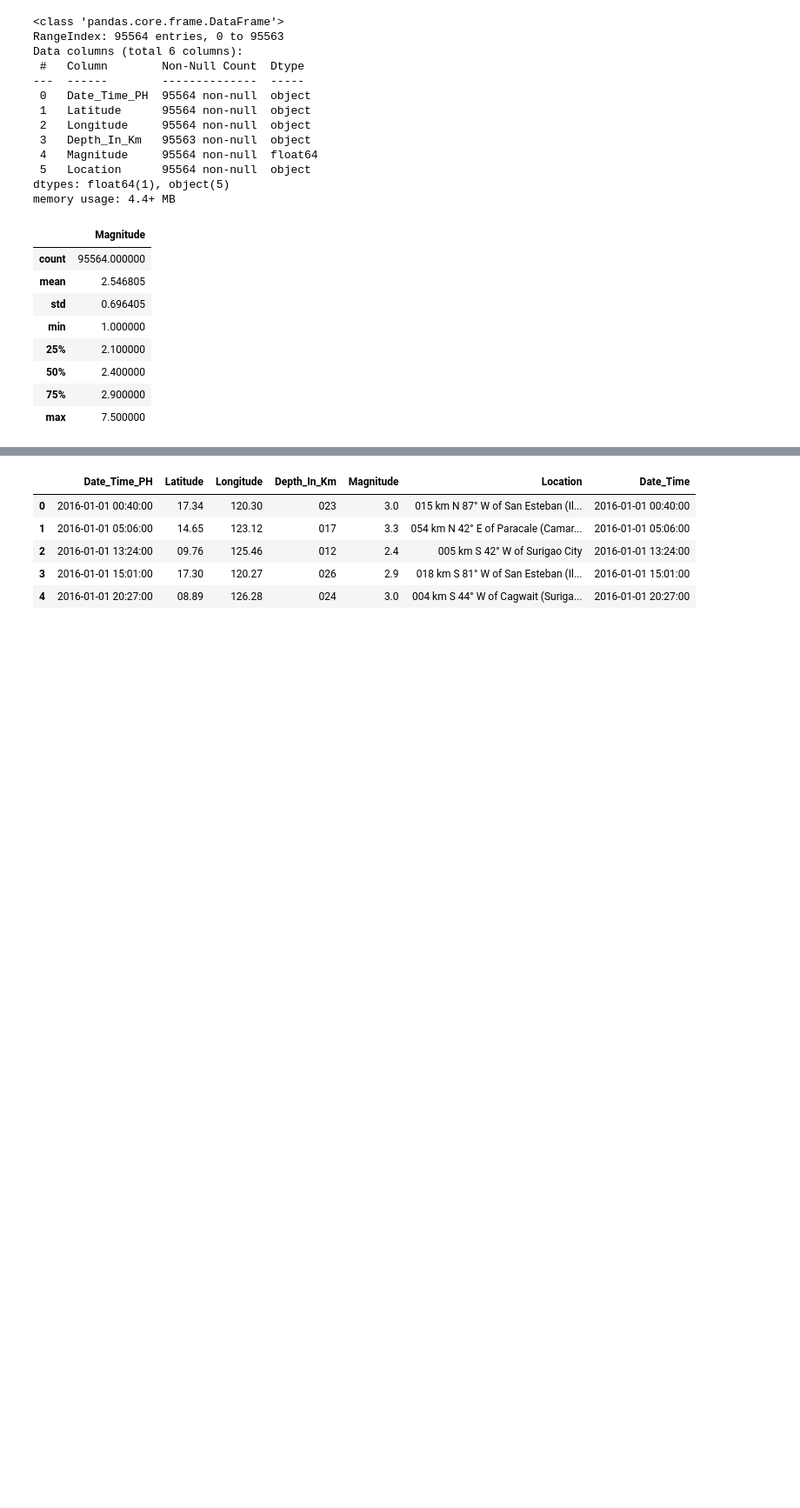
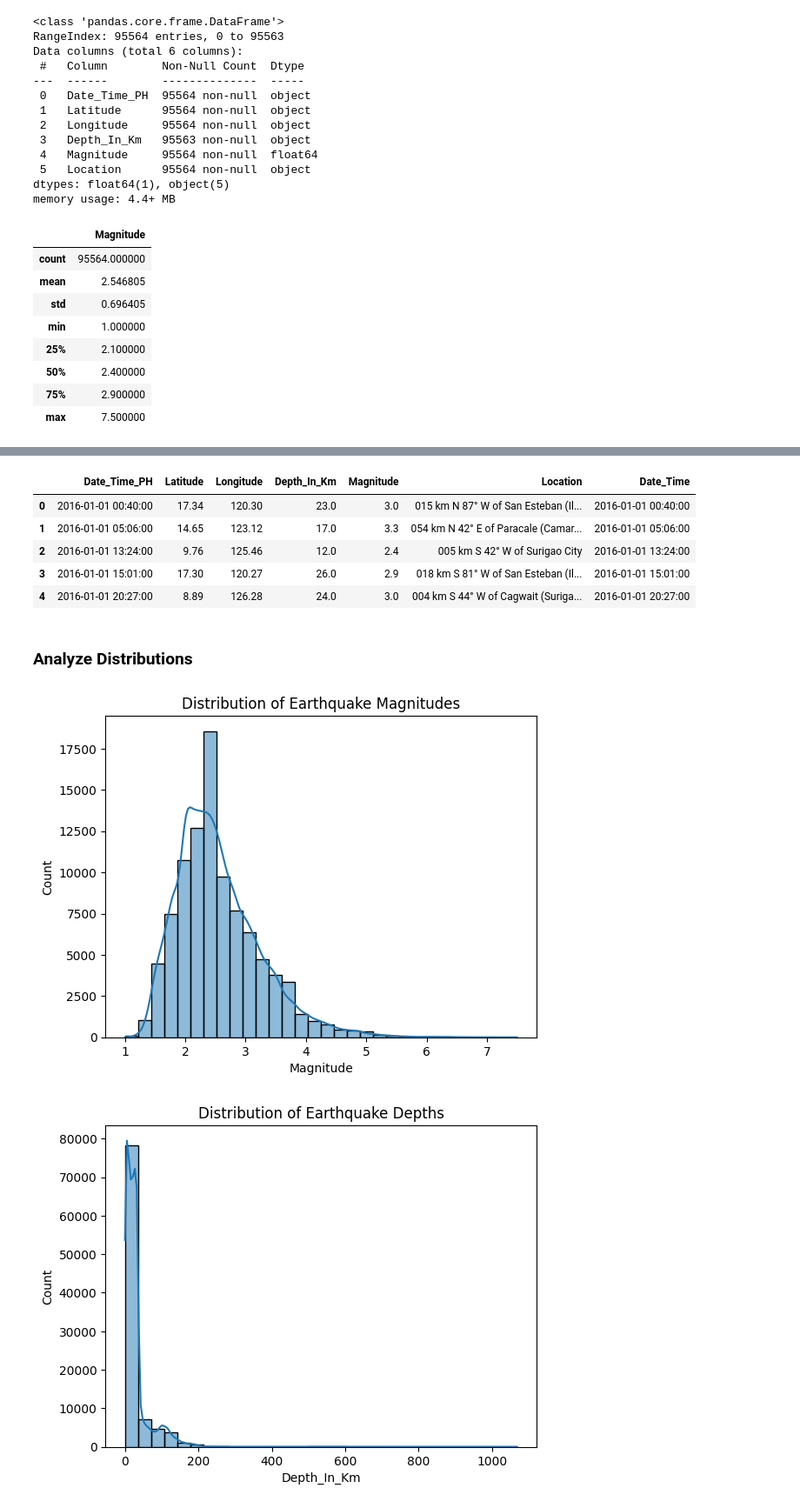
Before and after one commit to nic0-dev/ph-earthquake-clusters, a Jupyter notebook: notebooks/01_data_exploration.ipynb, the cells around one changed output, grey strips where cells are left out. Shown at 87% size. Saved outputs shown, nothing was run; the diff lists cells and outputs as text; code cells hidden in the pictures; blank space fills up the shorter version.

```diff
--- a/notebooks/01_data_exploration.ipynb
+++ b/notebooks/01_data_exploration.ipynb
@@ -54,11 +61,35 @@ from data_processing import load_data, clean_data
 
 df = load_data('../data/phivolcs_earthquake_data.csv')
 df = clean_data(df)
+
+df['Depth_In_Km'] = pd.to_numeric(df['Depth_In_Km'], errors='coerce')
+df['Magnitude'] = pd.to_numeric(df['Magnitude'], errors='coerce')
+df['Latitude'] = pd.to_numeric(df['Latitude'], errors='coerce')
+df['Longitude'] = pd.to_numeric(df['Longitude'], errors='coerce')
+
 df.head()
 # %% [output]
 |  | Date_Time_PH | Latitude | Longitude | Depth_In_Km | Magnitude | Location | Date_Time |
-| 0 | 2016-01-01 00:40:00 | 17.34 | 120.30 | 023 | 3.0 | 015 km N 87° W of San Esteban (Il... | 2016-01-01 00:40:00 |
-| 1 | 2016-01-01 05:06:00 | 14.65 | 123.12 | 017 | 3.3 | 054 km N 42° E of Paracale (Camar... | 2016-01-01 05:06:00 |
-| 2 | 2016-01-01 13:24:00 | 09.76 | 125.46 | 012 | 2.4 | 005 km S 42° W of Surigao City | 2016-01-01 13:24:00 |
-| 3 | 2016-01-01 15:01:00 | 17.30 | 120.27 | 026 | 2.9 | 018 km S 81° W of San Esteban (Il... | 2016-01-01 15:01:00 |
-| 4 | 2016-01-01 20:27:00 | 08.89 | 126.28 | 024 | 3.0 | 004 km S 44° W of Cagwait (Suriga... | 2016-01-01 20:27:00 |
+| 0 | 2016-01-01 00:40:00 | 17.34 | 120.30 | 23.0 | 3.0 | 015 km N 87° W of San Esteban (Il... | 2016-01-01 00:40:00 |
+| 1 | 2016-01-01 05:06:00 | 14.65 | 123.12 | 17.0 | 3.3 | 054 km N 42° E of Paracale (Camar... | 2016-01-01 05:06:00 |
+| 2 | 2016-01-01 13:24:00 | 9.76 | 125.46 | 12.0 | 2.4 | 005 km S 42° W of Surigao City | 2016-01-01 13:24:00 |
+| 3 | 2016-01-01 15:01:00 | 17.30 | 120.27 | 26.0 | 2.9 | 018 km S 81° W of San Esteban (Il... | 2016-01-01 15:01:00 |
+| 4 | 2016-01-01 20:27:00 | 8.89 | 126.28 | 24.0 | 3.0 | 004 km S 44° W of Cagwait (Suriga... | 2016-01-01 20:27:00 |
+# %% [markdown]
+### **Analyze Distributions**
+# %%
+df['Depth_In_Km'] = pd.to_numeric(df['Depth_In_Km'], errors='coerce')
+df['Magnitude'] = pd.to_numeric(df['Magnitude'], errors='coerce')
+
+# Distribution of Magnitude
+sns.histplot(df['Magnitude'], kde=True, bins=30)
+plt.title("Distribution of Earthquake Magnitudes")
+plt.show()
+
+# Distribution of Depth
+sns.histplot(df['Depth_In_Km'], kde=True, bins=30)
+plt.title("Distribution of Earthquake Depths")
+plt.show()
+# %% [output]
+[figure, added]
+[figure, added]
```
Also changed, not shown: parts of 14 cells of this notebook.
